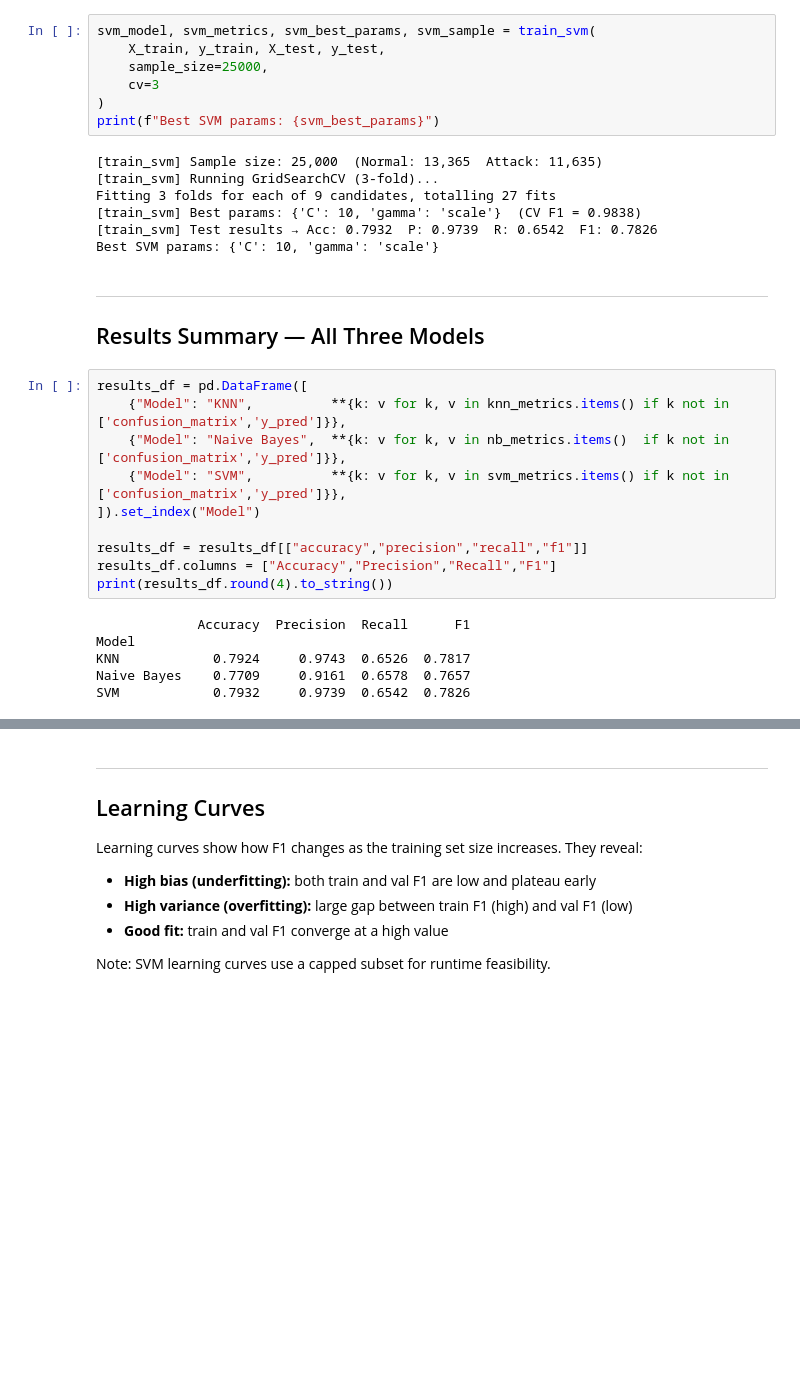
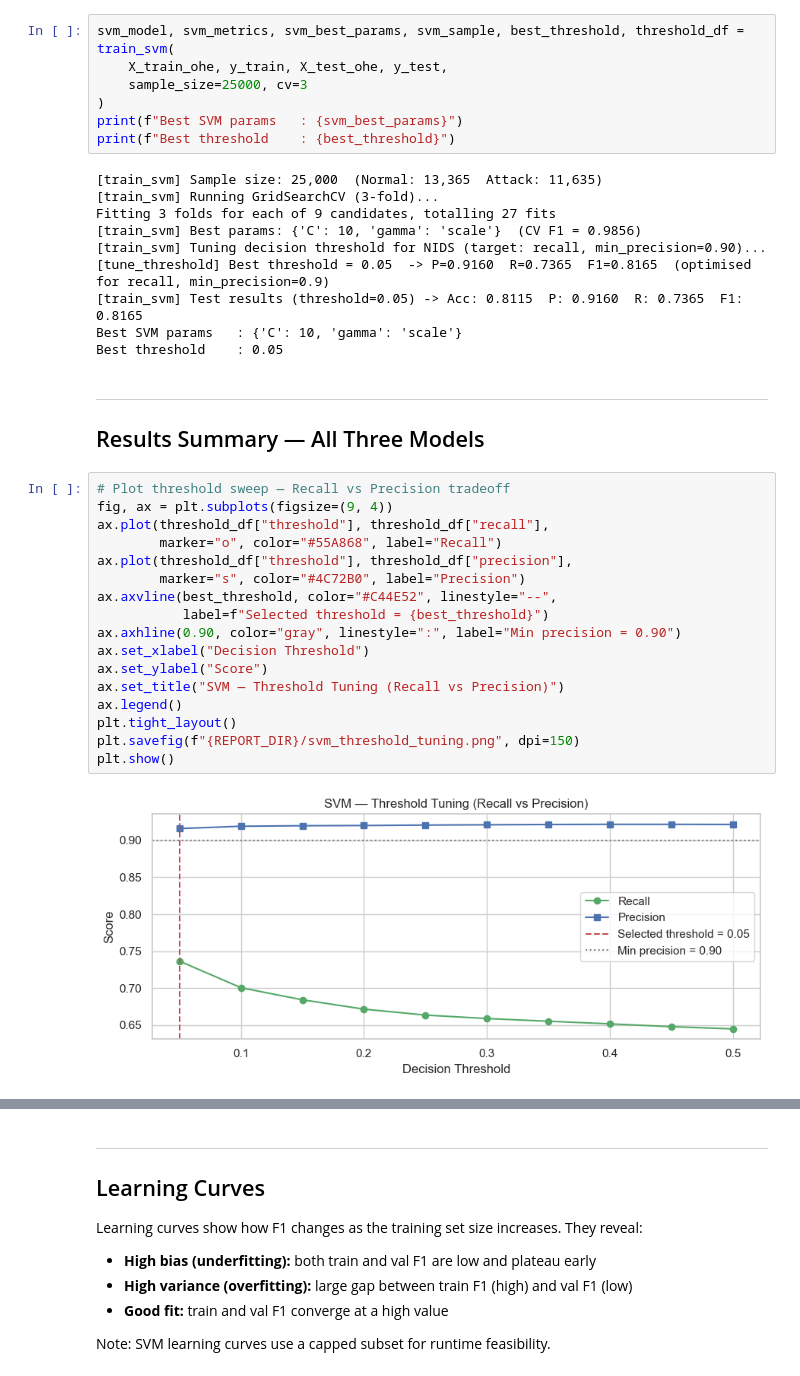
Before and after one commit to sanaish/nids-nsl-kdd, a Jupyter notebook: notebooks/5_2_modelling.ipynb, the cells around one changed output, grey strips where cells are left out. Cells and saved outputs as stored; diff of their text form; blank space fills up the shorter version.

Commit message:
updated reports

```diff
--- a/notebooks/5_2_modelling.ipynb
+++ b/notebooks/5_2_modelling.ipynb
@@ -135,33 +132,39 @@ SVM finds the maximum-margin hyperplane separating classes in a high-dimensional
 # %%
-svm_model, svm_metrics, svm_best_params, svm_sample = train_svm(
-    X_train, y_train, X_test, y_test,
-    sample_size=25000,
-    cv=3
+svm_model, svm_metrics, svm_best_params, svm_sample, best_threshold, threshold_df = train_svm(
+    X_train_ohe, y_train, X_test_ohe, y_test,
+    sample_size=25000, cv=3
 )
-print(f"Best SVM params: {svm_best_params}")
+print(f"Best SVM params   : {svm_best_params}")
+print(f"Best threshold    : {best_threshold}")
 # %% [output]
 [train_svm] Sample size: 25,000  (Normal: 13,365  Attack: 11,635)
 [train_svm] Running GridSearchCV (3-fold)...
 Fitting 3 folds for each of 9 candidates, totalling 27 fits
-[train_svm] Best params: {'C': 10, 'gamma': 'scale'}  (CV F1 = 0.9838)
-[train_svm] Test results → Acc: 0.7932  P: 0.9739  R: 0.6542  F1: 0.7826
-Best SVM params: {'C': 10, 'gamma': 'scale'}
+[train_svm] Best params: {'C': 10, 'gamma': 'scale'}  (CV F1 = 0.9856)
+[train_svm] Tuning decision threshold for NIDS (target: recall, min_precision=0.90)...
+[tune_threshold] Best threshold = 0.05  -> P=0.9160  R=0.7365  F1=0.8165  (optimised for recall, min_precision=0.9)
+[train_svm] Test results (threshold=0.05) -> Acc: 0.8115  P: 0.9160  R: 0.7365  F1: 0.8165
+Best SVM params   : {'C': 10, 'gamma': 'scale'}
+Best threshold    : 0.05
 # %% [markdown]
 ---
 ## Results Summary — All Three Models
 # %%
-results_df = pd.DataFrame([
-    {"Model": "KNN",          **{k: v for k, v in knn_metrics.items() if k not in ['confusion_matrix','y_pred']}},
-    {"Model": "Naive Bayes",  **{k: v for k, v in nb_metrics.items()  if k not in ['confusion_matrix','y_pred']}},
-    {"Model": "SVM",          **{k: v for k, v in svm_metrics.items() if k not in ['confusion_matrix','y_pred']}},
-]).set_index("Model")
-
-results_df = results_df[["accuracy","precision","recall","f1"]]
-results_df.columns = ["Accuracy","Precision","Recall","F1"]
-print(results_df.round(4).to_string())
+# Plot threshold sweep — Recall vs Precision tradeoff
+fig, ax = plt.subplots(figsize=(9, 4))
+ax.plot(threshold_df["threshold"], threshold_df["recall"],
+        marker="o", color="#55A868", label="Recall")
+ax.plot(threshold_df["threshold"], threshold_df["precision"],
+        marker="s", color="#4C72B0", label="Precision")
+ax.axvline(best_threshold, color="#C44E52", linestyle="--",
+           label=f"Selected threshold = {best_threshold}")
+ax.axhline(0.90, color="gray", linestyle=":", label="Min precision = 0.90")
+ax.set_xlabel("Decision Threshold")
+ax.set_ylabel("Score")
+ax.set_title("SVM — Threshold Tuning (Recall vs Precision)")
+ax.legend()
+plt.tight_layout()
+plt.savefig(f"{REPORT_DIR}/svm_threshold_tuning.png", dpi=150)
+plt.show()
 # %% [output]
-             Accuracy  Precision  Recall      F1
-Model
-KNN            0.7924     0.9743  0.6526  0.7817
-Naive Bayes    0.7709     0.9161  0.6578  0.7657
-SVM            0.7932     0.9739  0.6542  0.7826
+[figure, added]
```
Also changed, not shown: parts of 21 cells of this notebook, 17 other files.
